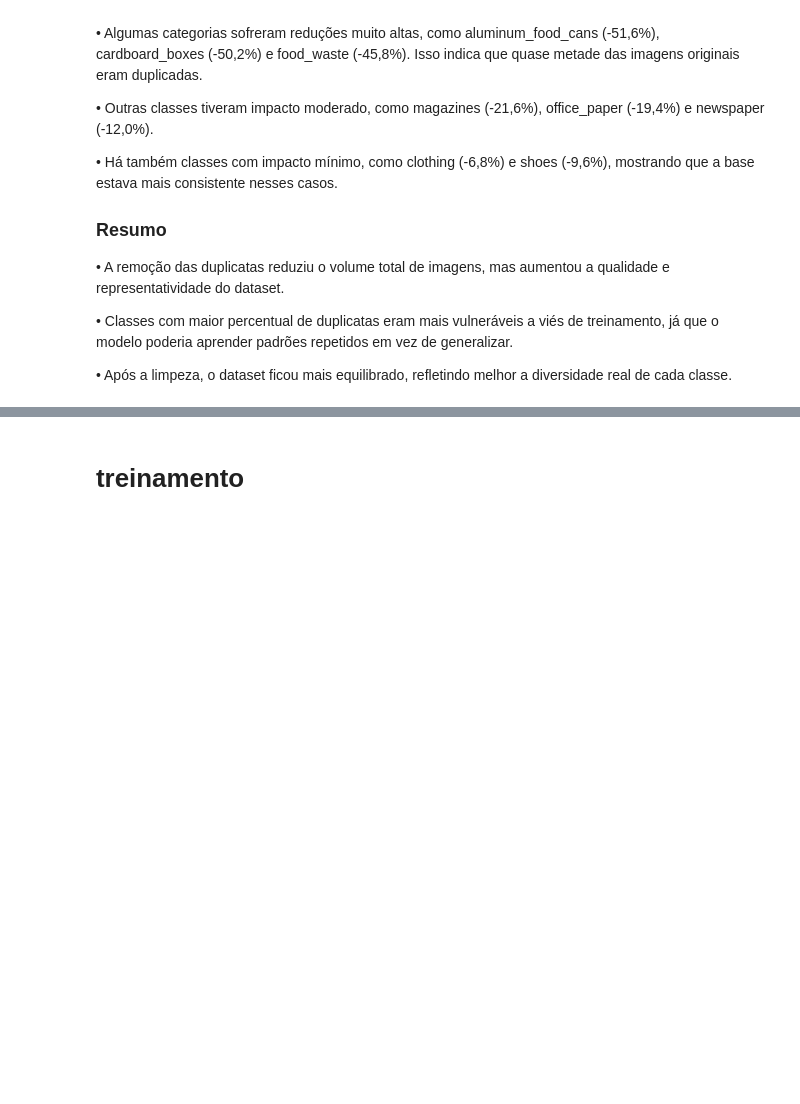
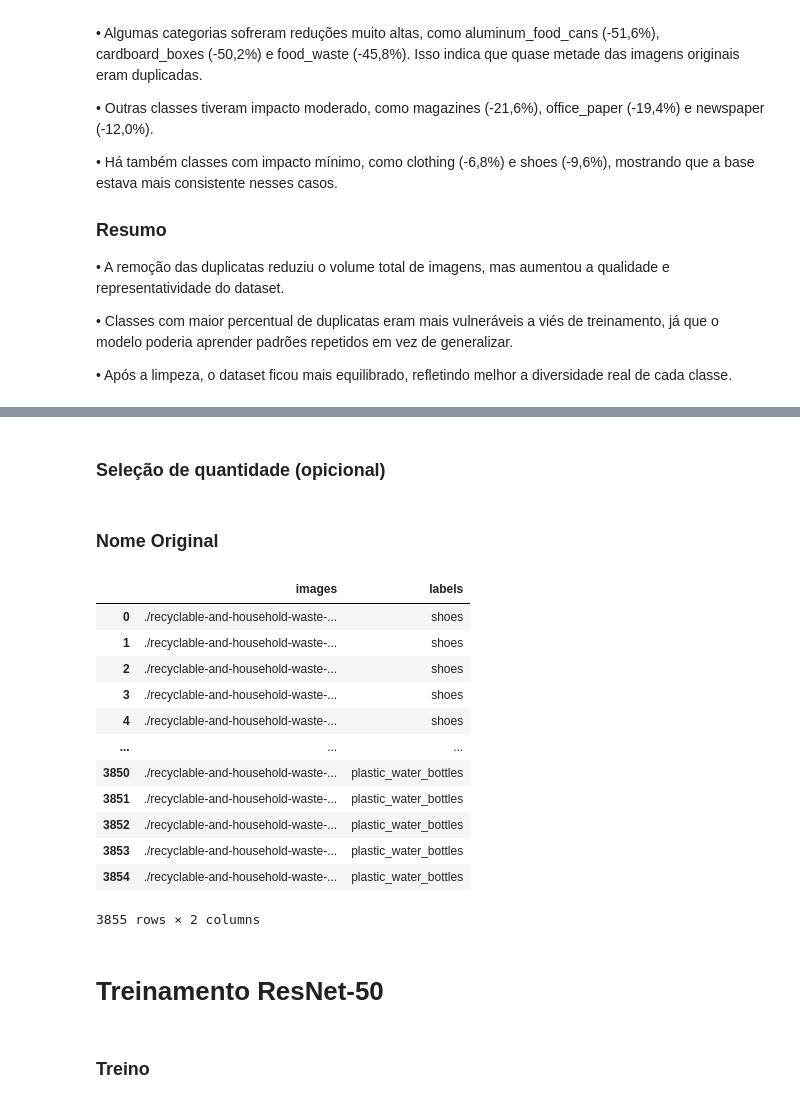
Before and after one commit to elianramon/Machine_Learning_AvaBootcamp_2026.1, a Jupyter notebook: Equipe_2ipynb.ipynb, the cells around one changed output, grey strips where cells are left out. Saved outputs shown, nothing was run; the diff lists cells and outputs as text; code cells hidden in the pictures; blank space fills up the shorter version.

```diff
--- a/Equipe_2ipynb.ipynb
+++ b/Equipe_2ipynb.ipynb
@@ -475,0 +530,2 @@ A limpeza do dataset teve um efeito significativo em várias classes. O heatmap
+# %% [markdown]
+### Seleção de quantidade (opicional)
@@ -475,0 +543,21 @@ A limpeza do dataset teve um efeito significativo em várias classes. O heatmap
+# %% [markdown]
+### Nome Original
+# %%
+df = df_filtrado
+df
+# %% [output]
+|  | images | labels |
+| 0 | ./recyclable-and-household-waste-... | shoes |
+| 1 | ./recyclable-and-household-waste-... | shoes |
+| 2 | ./recyclable-and-household-waste-... | shoes |
+| 3 | ./recyclable-and-household-waste-... | shoes |
+| 4 | ./recyclable-and-household-waste-... | shoes |
+| ... | ... | ... |
+| 3850 | ./recyclable-and-household-waste-... | plastic_water_bottles |
+| 3851 | ./recyclable-and-household-waste-... | plastic_water_bottles |
+| 3852 | ./recyclable-and-household-waste-... | plastic_water_bottles |
+| 3853 | ./recyclable-and-household-waste-... | plastic_water_bottles |
+| 3854 | ./recyclable-and-household-waste-... | plastic_water_bottles |
+3855 rows × 2 columns
+# %% [markdown]
+# Treinamento ResNet-50
@@ -476,2 +649,2 @@ A limpeza do dataset teve um efeito significativo em várias classes. O heatmap
 # %% [markdown]
-# treinamento
+### Treino
```
Also changed, not shown: parts of 24 cells of this notebook.
